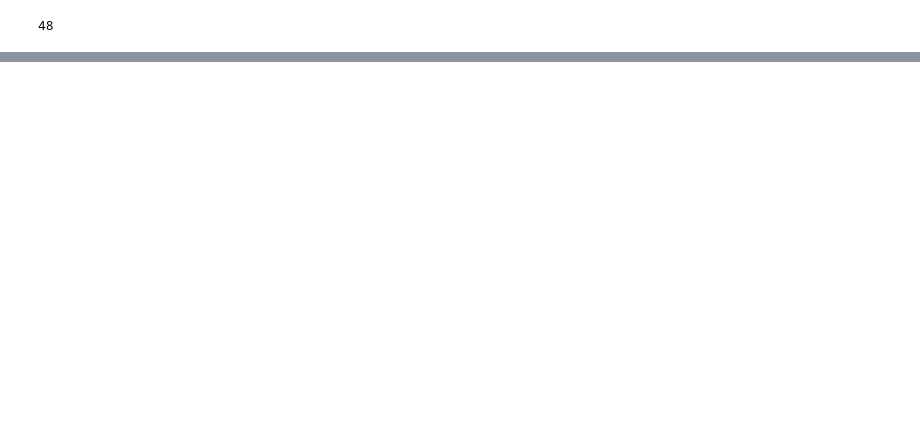
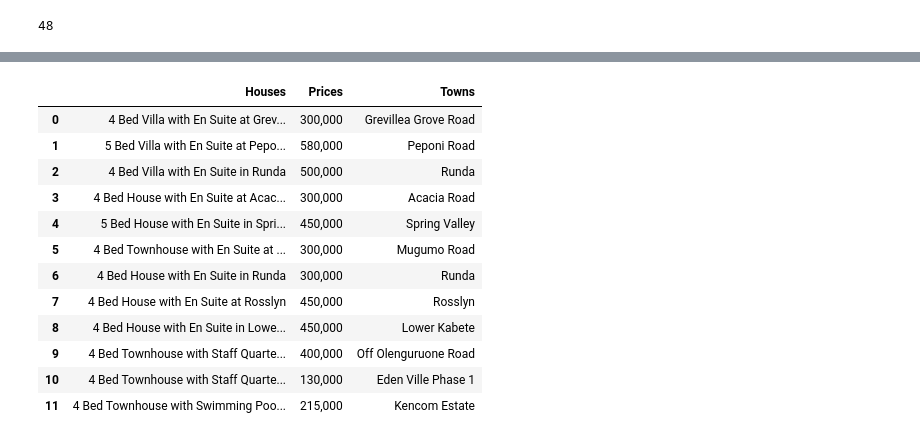
Before and after one commit to JaqenIzo/Rental_Houses_Website_Web-_Scraping_Analysis, a Jupyter notebook: Rentals/main.ipynb, the cells around one changed output, grey strips where cells are left out. Saved outputs shown, nothing was run; the diff lists cells and outputs as text; code cells hidden in the pictures; blank space fills up the shorter version.

```diff
--- a/Rentals/main.ipynb
+++ b/Rentals/main.ipynb
@@ -120,0 +151,51 @@ dfHouses
+# %%
+def location(row):
+    estate=''
+    loc =row['Houses'].split()
+
+    InIsHere = 'in' in loc
+    AtIsHere = 'at'in loc
+
+
+
+
+
+
+    if InIsHere == True:
+        indIn = loc.index('in')
+        estate = loc[indIn+1:]
+        str =''
+
+        for i in estate:
+            str += f'{i} '
+        return str.strip()
+    elif AtIsHere == True  :
+        indAt = loc.index('at')
+        estate = loc[indAt+1:]
+
+        str =''
+
+        for i in estate:
+            str += f'{i} '
+        return str.strip()
+    elif InIsHere== False or AtIsHere== False:
+        return 404
+
+
+
+dfHouses['Towns'] = dfHouses.apply(location, axis= 1)
+dfHouses.head(12)
+# %% [output]
+|  | Houses | Prices | Towns |
+| 0 | 4 Bed Villa with En Suite at Grev... | 300,000 | Grevillea Grove Road |
+| 1 | 5 Bed Villa with En Suite at Pepo... | 580,000 | Peponi Road |
+| 2 | 4 Bed Villa with En Suite in Runda | 500,000 | Runda |
+| 3 | 4 Bed House with En Suite at Acac... | 300,000 | Acacia Road |
+| 4 | 5 Bed House with En Suite in Spri... | 450,000 | Spring Valley |
+| 5 | 4 Bed Townhouse with En Suite at ... | 300,000 | Mugumo Road |
+| 6 | 4 Bed House with En Suite in Runda | 300,000 | Runda |
+| 7 | 4 Bed House with En Suite at Rosslyn | 450,000 | Rosslyn |
+| 8 | 4 Bed House with En Suite in Lowe... | 450,000 | Lower Kabete |
+| 9 | 4 Bed Townhouse with Staff Quarte... | 400,000 | Off Olenguruone Road |
+| 10 | 4 Bed Townhouse with Staff Quarte... | 130,000 | Eden Ville Phase 1 |
+| 11 | 4 Bed Townhouse with Swimming Poo... | 215,000 | Kencom Estate |
```
Also changed, not shown: parts of 7 cells of this notebook.
